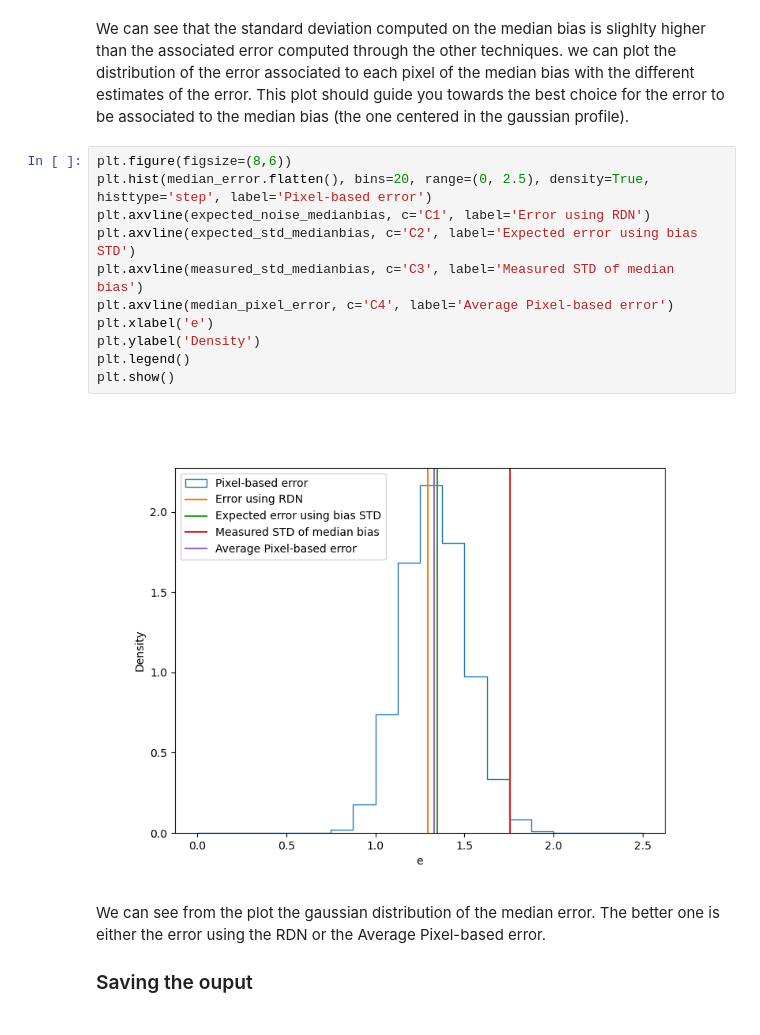
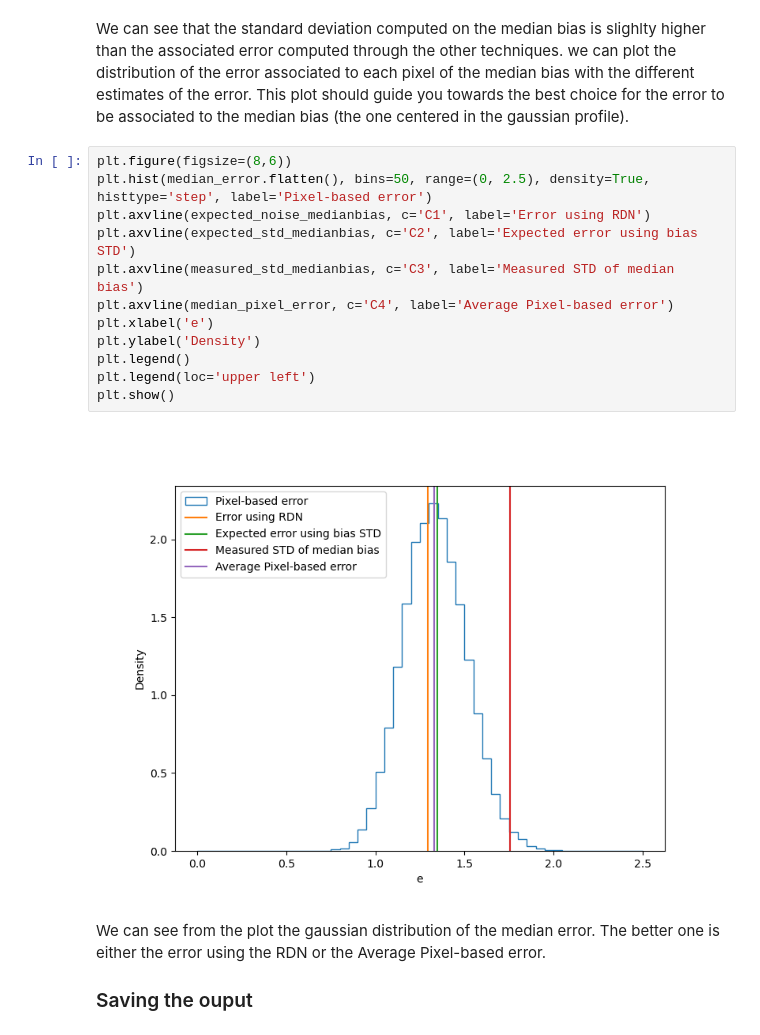
Before and after one commit to LFiaccadori/Astrolab2, a Jupyter notebook: 01 - Bias Analysis.ipynb, the cells around one changed output. Saved outputs shown, nothing was run; the diff lists cells and outputs as text.

```diff
--- a/01 - Bias Analysis.ipynb
+++ b/01 - Bias Analysis.ipynb
@@ -221,17 +243,18 @@ We can see that the standard deviation computed on the median bias is slighlty h
 to be associated to the median bias (the one centered in the gaussian profile).
 # %%
 plt.figure(figsize=(8,6))
-plt.hist(median_error.flatten(), bins=20, range=(0, 2.5), density=True, histtype='step', label='Pixel-based error')
+plt.hist(median_error.flatten(), bins=50, range=(0, 2.5), density=True, histtype='step', label='Pixel-based error')
 plt.axvline(expected_noise_medianbias, c='C1', label='Error using RDN')
 plt.axvline(expected_std_medianbias, c='C2', label='Expected error using bias STD')
 plt.axvline(measured_std_medianbias, c='C3', label='Measured STD of median bias')
 plt.axvline(median_pixel_error, c='C4', label='Average Pixel-based error')
 plt.xlabel('e')
 plt.ylabel('Density')
 plt.legend()
+plt.legend(loc='upper left')
 plt.show()
 # %% [output]
-[figure, old version]
+[figure, new version]
 # %% [markdown]
 We can see from the plot the gaussian distribution of the median error. The better one is either the error using the RDN or the Average Pixel-based error.
 
```
Also changed, not shown: parts of 2 cells of this notebook.
